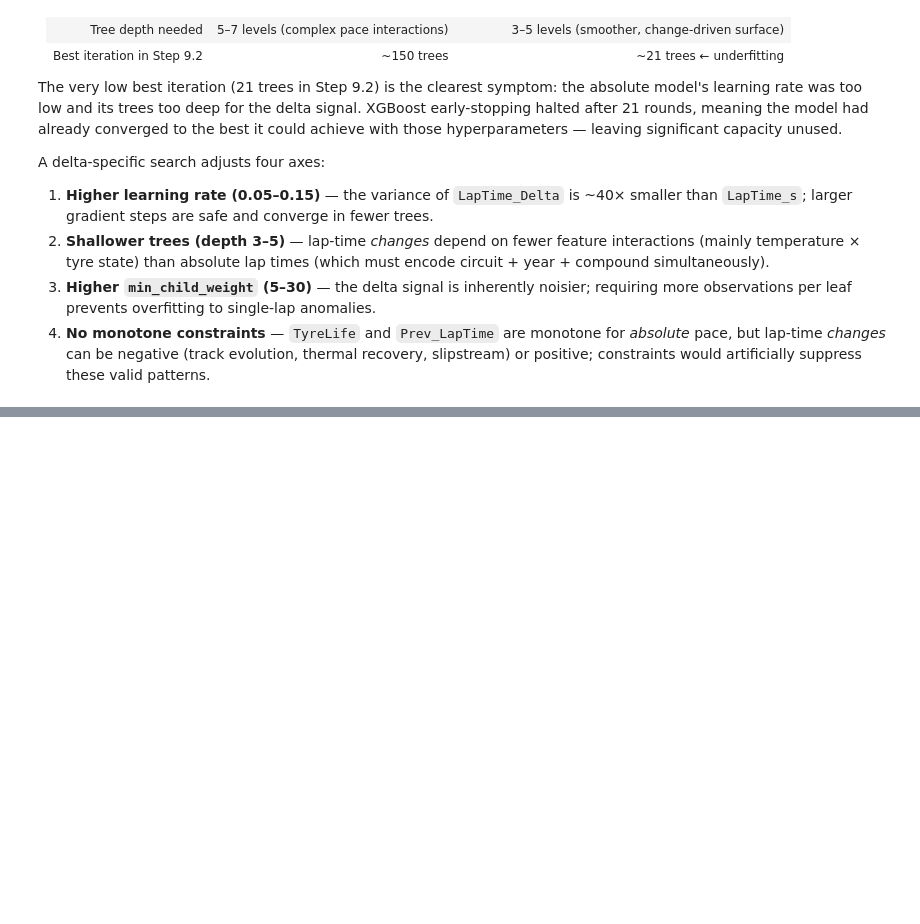
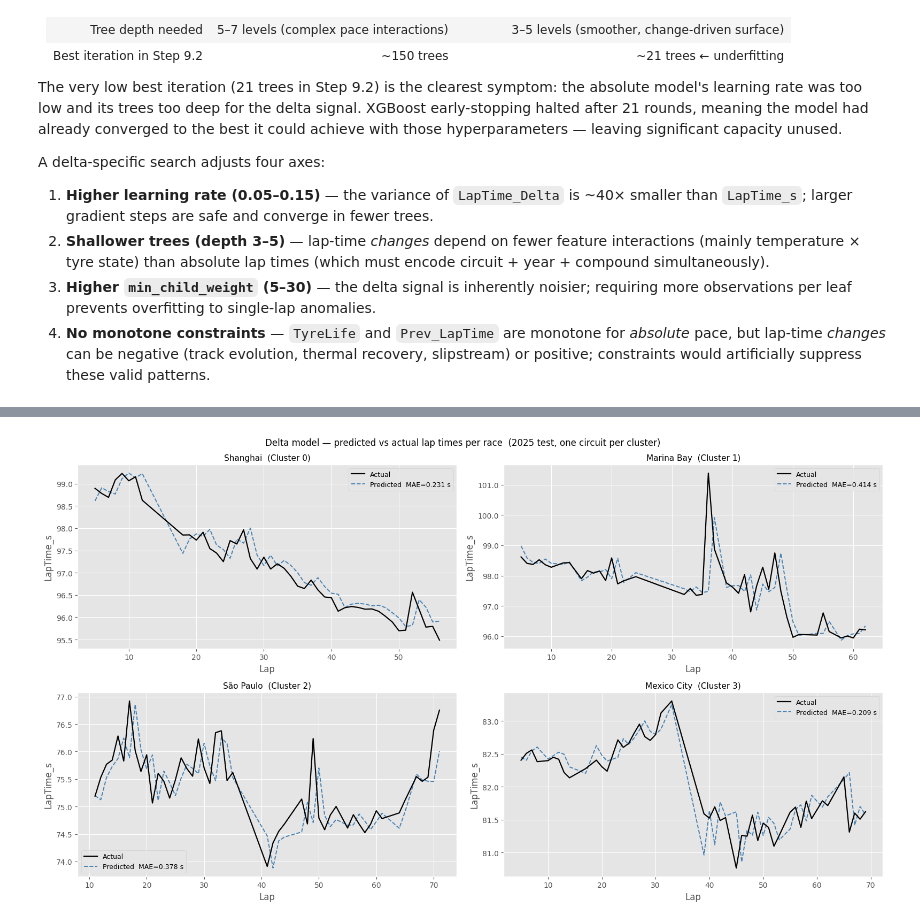
Before and after one commit to VforVitorio/F1-StratLab, a Jupyter notebook: notebooks/strategy/lap_time_prediction/N06_laptime_model.ipynb, the cells around one changed output, grey strips where cells are left out. Cells and saved outputs as stored; diff of their text form; code cells hidden in the pictures; blank space fills up the shorter version.

Commit message:
adding new step to see actual vs predicted laptimes in a race

```diff
--- a/notebooks/strategy/lap_time_prediction/N06_laptime_model.ipynb
+++ b/notebooks/strategy/lap_time_prediction/N06_laptime_model.ipynb
@@ -1665,3 +2023,65 @@ print(f"Features            : {len(FEATURES_DELTA)}")
+# %%
+# ── Step 9.6 — Race lap-time visualization (one circuit per cluster) ────────
+import matplotlib.ticker as ticker
+
+def predict_race(df_race, model, features):
+    """
+    Predict LapTime_s for every lap of a race independently
+    (uses actual Prev_LapTime — not autoregressive).
+    Filters out laps with NaN features or invalid lap times (>180 s).
+    """
+    valid = df_race.dropna(subset=features + ['LapTime_s', 'Prev_LapTime'])
+    valid = valid[valid['LapTime_s'] < 180].sort_values('LapNumber')
+    if len(valid) < 5:
+        return None, None, None
+    X     = valid[features].fillna(0).values
+    delta = model.predict(X)
+    pred  = valid['Prev_LapTime'].values + delta
+    return valid['LapNumber'].values, valid['LapTime_s'].values, pred
+
+# ── One circuit per cluster — pick mid-field driver for representativeness ─
+viz_circuits = {}
+for cid in sorted(df25['Cluster'].unique()):
+    cands = df25[df25['Cluster'] == cid]['GP_Name'].unique()
+    if len(cands):
+        viz_circuits[int(cid)] = cands[len(cands) // 2]
+
+fig, axes = plt.subplots(2, 2, figsize=(16, 9))
+
+for ax, (cid, circuit) in zip(axes.flat, viz_circuits.items()):
+    sub = df25[df25['GP_Name'] == circuit]
+
+    # Pick the driver with most valid laps
+    driver = (sub.dropna(subset=['LapTime_s'])
+                 .groupby('DriverNumber')
+                 .size()
+                 .idxmax())
+    df_race = sub[sub['DriverNumber'] == driver]
+
+    laps, actual, pred = predict_race(df_race, xgb_delta_final, FEATURES_DELTA)
+    if laps is None:
+        ax.set_title(f'{circuit} (Cluster {cid}) — no data')
+        continue
+
+    mae = np.mean(np.abs(actual - pred))
+
+    ax.plot(laps, actual, color='black',     lw=1.6, ls='-',  label='Actual',              zorder=3)
+    ax.plot(laps, pred,   color='steelblue', lw=1.4, ls='--', label=f'Predicted  MAE={mae:.3f} s')
+    ax.set_title(f'{circuit}  (Cluster {cid})', fontsize=11)
+    ax.set_xlabel('Lap')
+    ax.set_ylabel('LapTime_s')
+    ax.yaxis.set_major_formatter(ticker.FormatStrFormatter('%.1f'))
+    ax.legend(fontsize=9)
+
+plt.suptitle(
+    'Delta model — predicted vs actual lap times per race  (2025 test, one circuit per cluster)',
+    fontsize=12
+)
+plt.tight_layout()
+plt.savefig(OUTPUTS / 'delta_model_race_viz.png', dpi=150, bbox_inches='tight')
+plt.show()
+# %% [output]
+[figure, added]
 # %% [markdown]
 ---
 
```
Also changed, not shown: parts of 26 cells of this notebook.
